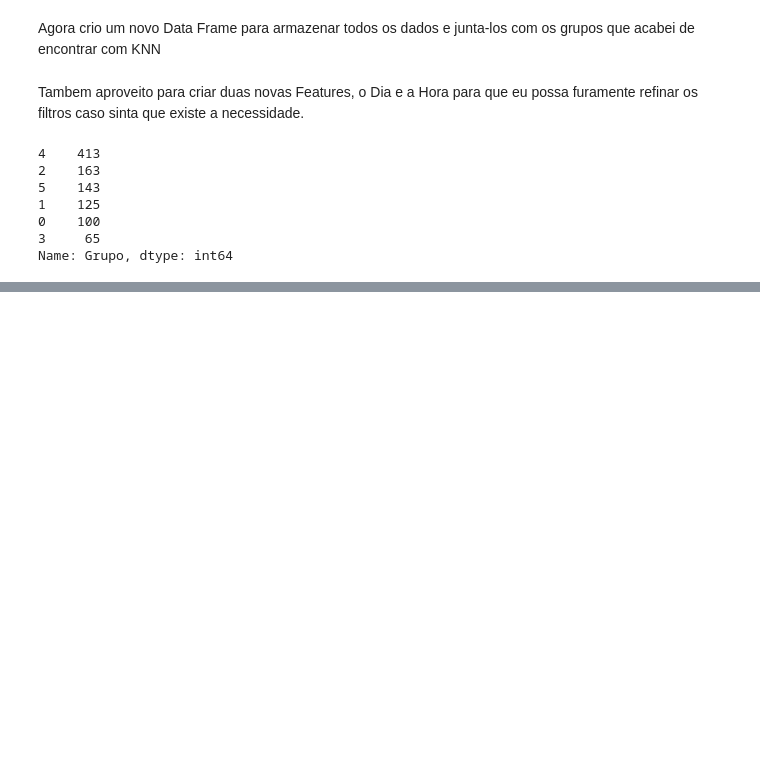
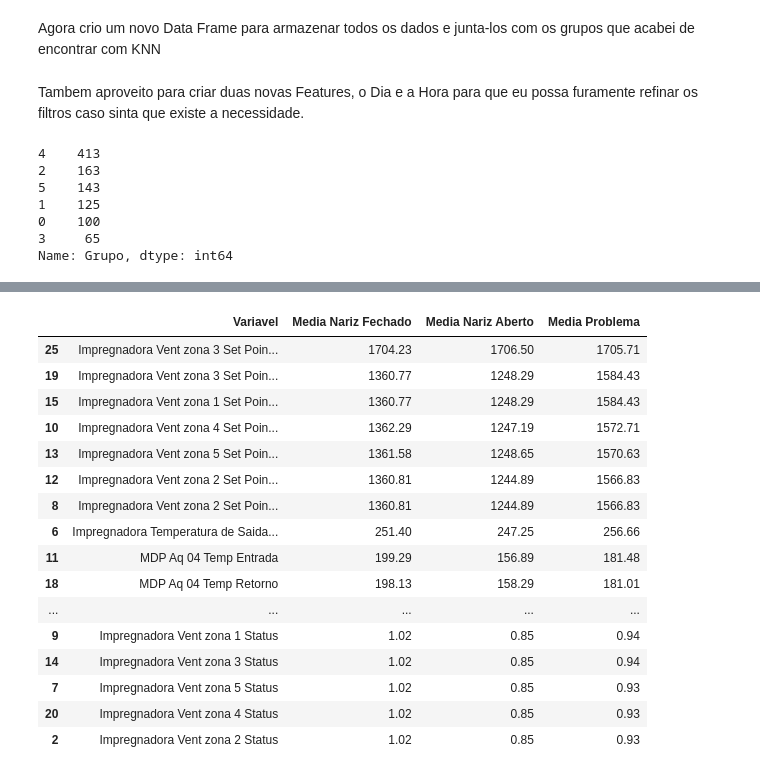
Before and after one commit to j2evaldo/impregnadora, a Jupyter notebook: trampo2.ipynb, the cells around one changed output, grey strips where cells are left out. Cells and saved outputs as stored; diff of their text form; code cells hidden in the pictures; blank space fills up the shorter version.

```diff
--- a/trampo2.ipynb
+++ b/trampo2.ipynb
@@ -467,0 +348,2 @@ RMSE: 6.087771062925818
+# %%
+g2 = regressao(df4.query('Grupo == 2'))
@@ -467,0 +496,3 @@ RMSE: 6.087771062925818
+# %%
+dados = g2.query('Importancia >= 0.005').sort_values(by = 'Importancia', ascending= False )
+dados
@@ -467,0 +517,52 @@ RMSE: 6.087771062925818
+# %%
+# Criando as colunas Dia e Filtro para realizar pesquisas
+final = df4[dados['Variaveis'].values.tolist()]
+final['Nariz'] = df['Prensa'].values
+final['Dia'] = df4['Dia'].values
+# %%
+variavel = []
+mediaNarizFechado = []
+mediaNarizAberto = []
+mediaProblema = []
+
+for i in final.columns.tolist():
+    if i != 'Nariz':
+        variavel.append(i)
+
+        fechado = final.query('Nariz == "Fechado"')
+        mediaNarizFechado.append(fechado[i].mean())
+
+        aberto = final.query('Nariz == "Aberto"')
+        mediaNarizAberto.append(aberto[i].mean())
+
+        problema = final.query("Dia >= 19 and  Dia <= 20")
+        mediaProblema.append(problema[i].mean())
+    else:
+        pass
+
+resumo = pd.DataFrame({
+    'Variavel': variavel,
+    'Media Nariz Fechado': mediaNarizFechado,
+    'Media Nariz Aberto': mediaNarizAberto,
+    'Media Problema':mediaProblema
+})
+# %%
+round(resumo.loc[resumo['Variavel'] != 'Dia'].sort_values(by ='Media Problema', ascending  = False ),2)
+# %% [output]
+|  | Variavel | Media Nariz Fechado | Media Nariz Aberto | Media Problema |
+| 25 | Impregnadora Vent zona 3 Set Poin... | 1704.23 | 1706.50 | 1705.71 |
+| 19 | Impregnadora Vent zona 3 Set Poin... | 1360.77 | 1248.29 | 1584.43 |
+| 15 | Impregnadora Vent zona 1 Set Poin... | 1360.77 | 1248.29 | 1584.43 |
+| 10 | Impregnadora Vent zona 4 Set Poin... | 1362.29 | 1247.19 | 1572.71 |
+| 13 | Impregnadora Vent zona 5 Set Poin... | 1361.58 | 1248.65 | 1570.63 |
+| 12 | Impregnadora Vent zona 2 Set Poin... | 1360.81 | 1244.89 | 1566.83 |
+| 8 | Impregnadora Vent zona 2 Set Poin... | 1360.81 | 1244.89 | 1566.83 |
+| 6 | Impregnadora Temperatura de Saida... | 251.40 | 247.25 | 256.66 |
+| 11 | MDP Aq 04 Temp Entrada | 199.29 | 156.89 | 181.48 |
+| 18 | MDP Aq 04 Temp Retorno | 198.13 | 158.29 | 181.01 |
+| ... | ... | ... | ... | ... |
+| 9 | Impregnadora Vent zona 1 Status | 1.02 | 0.85 | 0.94 |
+| 14 | Impregnadora Vent zona 3 Status | 1.02 | 0.85 | 0.94 |
+| 7 | Impregnadora Vent zona 5 Status | 1.02 | 0.85 | 0.93 |
+| 20 | Impregnadora Vent zona 4 Status | 1.02 | 0.85 | 0.93 |
+| 2 | Impregnadora Vent zona 2 Status | 1.02 | 0.85 | 0.93 |
```
Also changed, not shown: parts of 37 cells of this notebook.
